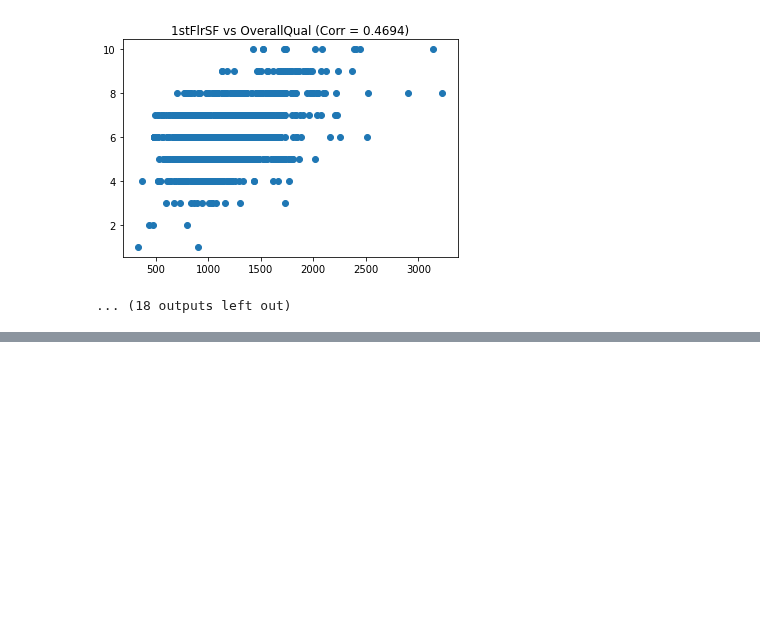
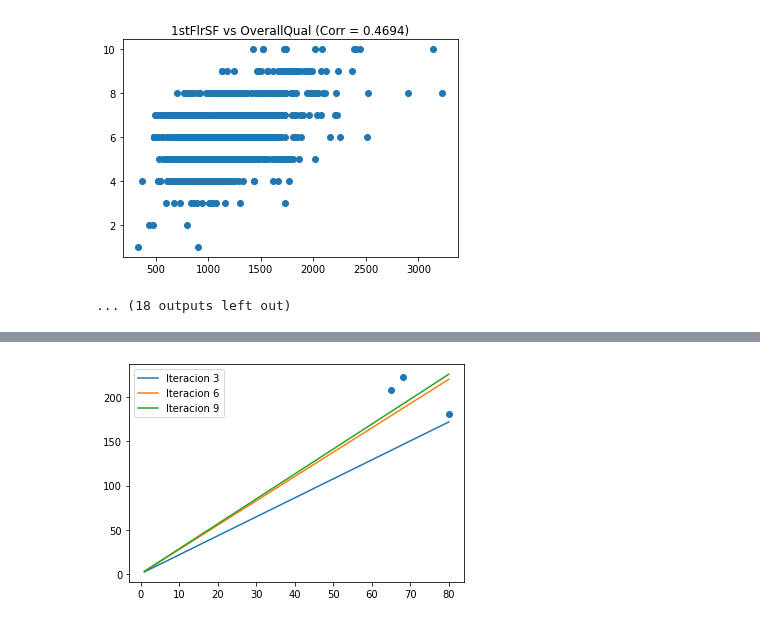
Before and after one commit to alejandrolq/Proyecto-Ciencia-de-Datos-en-Python, a Jupyter notebook: Proyecto Final - Ciencia de Datos en Python.ipynb, the cells around one changed output, grey strips where cells are left out. Cells and saved outputs as stored; diff of their text form; code cells hidden in the pictures; blank space fills up the shorter version.

Commit message:
Agregados modelos de prediccion

```diff
--- a/Proyecto Final - Ciencia de Datos en Python.ipynb
+++ b/Proyecto Final - Ciencia de Datos en Python.ipynb
@@ -161,0 +164,15 @@ cambio_error(errores)
+# %%
+def evolucion_modelo(data, n, x_training, y_training):
+    fig, ax = plt.subplots()
+    x = np.arange(1,x_training.max()+1)
+    x_1 = np.column_stack((x,np.ones(len(x))))
+    ax.scatter(x_training, y_training)
+    for i in range(len(data)):
+        if (i+1)%n == 0:
+            y = np.dot(x_1, data[i])
+            ax.plot(x,y, label="Iteracion {}".format(i+1))
+    ax.legend()
+# %%
+evolucion_modelo(data, 3, x, y)
+# %% [output]
+[figure, added]
```
Also changed, not shown: parts of 13 cells of this notebook.
